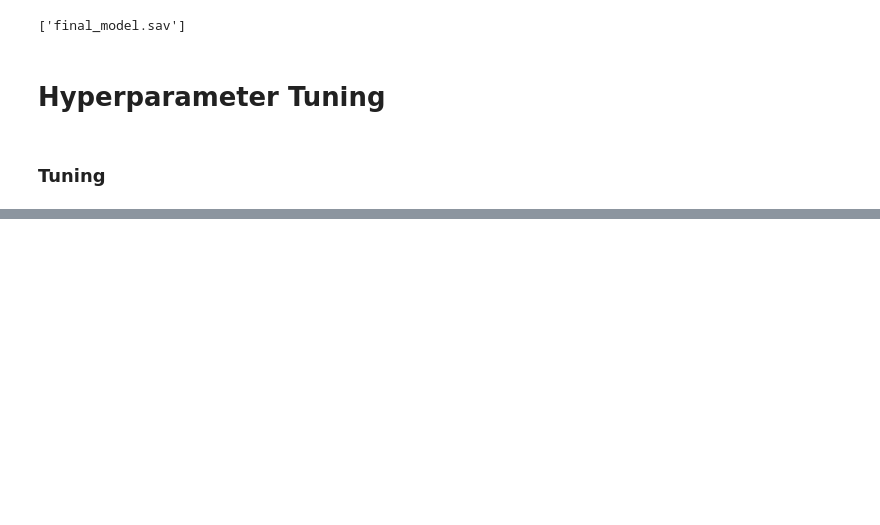
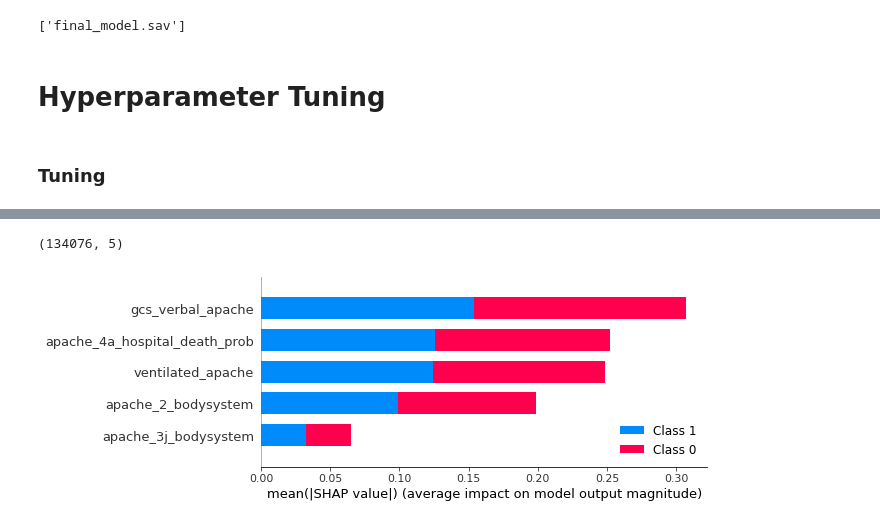
Before and after one commit to Retinpkumar/PatientSurvivalPrediction, a Jupyter notebook: notebooks/Project2-Part3.ipynb, the cells around one changed output, grey strips where cells are left out. Saved outputs shown, nothing was run; the diff lists cells and outputs as text; code cells hidden in the pictures; blank space fills up the shorter version.

```diff
--- a/notebooks/Project2-Part3.ipynb
+++ b/notebooks/Project2-Part3.ipynb
@@ -386,0 +404,5 @@ Accuracy on testing data:  0.890841012432764
+# %%
+explainer = shap.TreeExplainer(randomforest)
+# %%
+%%time
+shap_values = explainer.shap_values(train_x.iloc[:100, :])
@@ -386,0 +411,15 @@ Accuracy on testing data:  0.890841012432764
+# %%
+train_x.shape
+# %% [output]
+(134076, 5)
+# %%
+with open('shapvalues.pickle', 'wb') as f:
+    pickle.dump(shap_values, f)
+# %%
+with open('shapvalues.pickle', 'rb') as f:
+    shap_values=pickle.load(f)
+# %%
+features = list(train_x.columns)
+shap.summary_plot(shap_values, train_x, feature_names=features)
+# %% [output]
+[figure, added]
```
Also changed, not shown: parts of 14 cells of this notebook.
